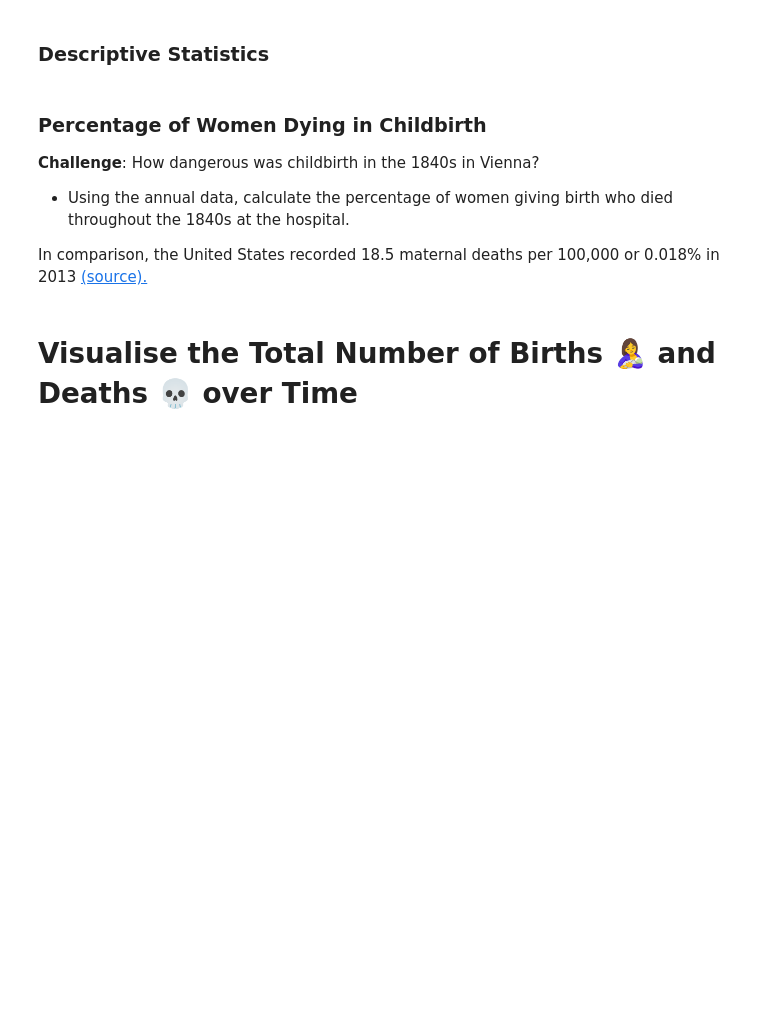
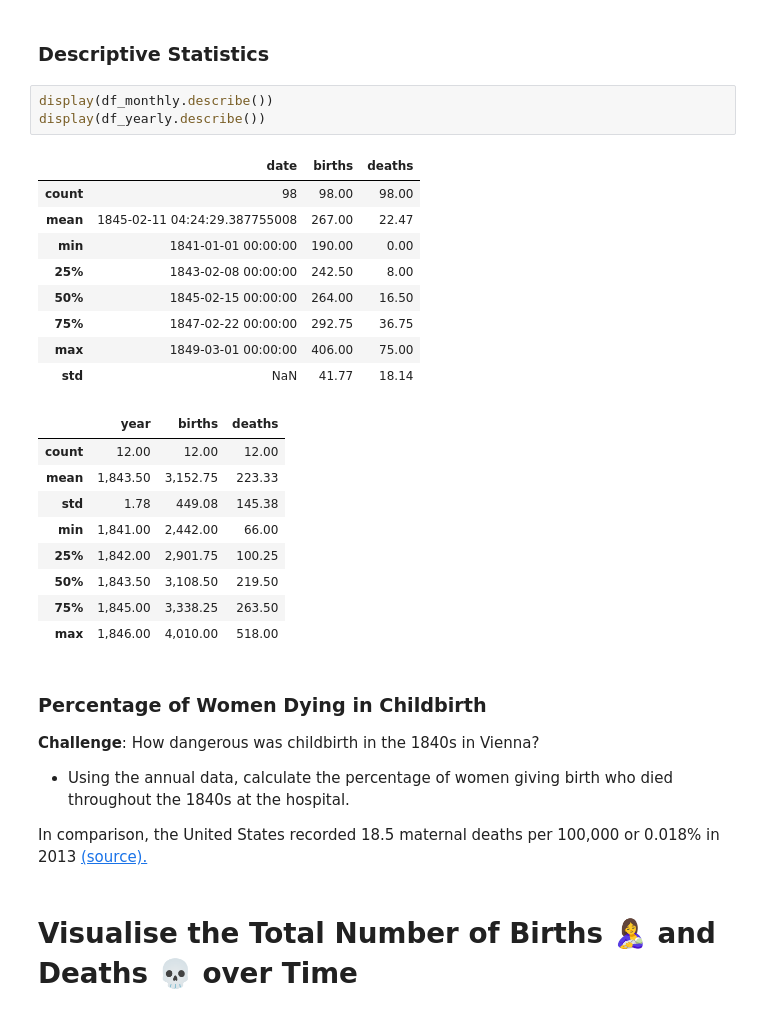
Before and after one commit to Xor01/Semmelweis-Death-Analysis, a Jupyter notebook: Dr_Semmelweis_Handwashing_Discovery.ipynb, the cells around one changed output. Drawn from its saved outputs; the diff is of its cells as text; blank space fills up the shorter version.

Commit message:
check if any duplicate values exist and describe the data

```diff
--- a/Dr_Semmelweis_Handwashing_Discovery.ipynb
+++ b/Dr_Semmelweis_Handwashing_Discovery.ipynb
@@ -130,5 +134,27 @@ display(df_yearly)
 # %% [markdown]
 ### Descriptive Statistics
+# %%
+display(df_monthly.describe())
+display(df_yearly.describe())
+# %% [output]
+|  | date | births | deaths |
+| count | 98 | 98.00 | 98.00 |
+| mean | 1845-02-11 04:24:29.387755008 | 267.00 | 22.47 |
+| min | 1841-01-01 00:00:00 | 190.00 | 0.00 |
+| 25% | 1843-02-08 00:00:00 | 242.50 | 8.00 |
+| 50% | 1845-02-15 00:00:00 | 264.00 | 16.50 |
+| 75% | 1847-02-22 00:00:00 | 292.75 | 36.75 |
+| max | 1849-03-01 00:00:00 | 406.00 | 75.00 |
+| std | NaN | 41.77 | 18.14 |
+|  | year | births | deaths |
+| count | 12.00 | 12.00 | 12.00 |
+| mean | 1,843.50 | 3,152.75 | 223.33 |
+| std | 1.78 | 449.08 | 145.38 |
+| min | 1,841.00 | 2,442.00 | 66.00 |
+| 25% | 1,842.00 | 2,901.75 | 100.25 |
+| 50% | 1,843.50 | 3,108.50 | 219.50 |
+| 75% | 1,845.00 | 3,338.25 | 263.50 |
+| max | 1,846.00 | 4,010.00 | 518.00 |
 # %% [markdown]
 ### Percentage of Women Dying in Childbirth
 
```
Also changed, not shown: parts of 2 cells of this notebook.
